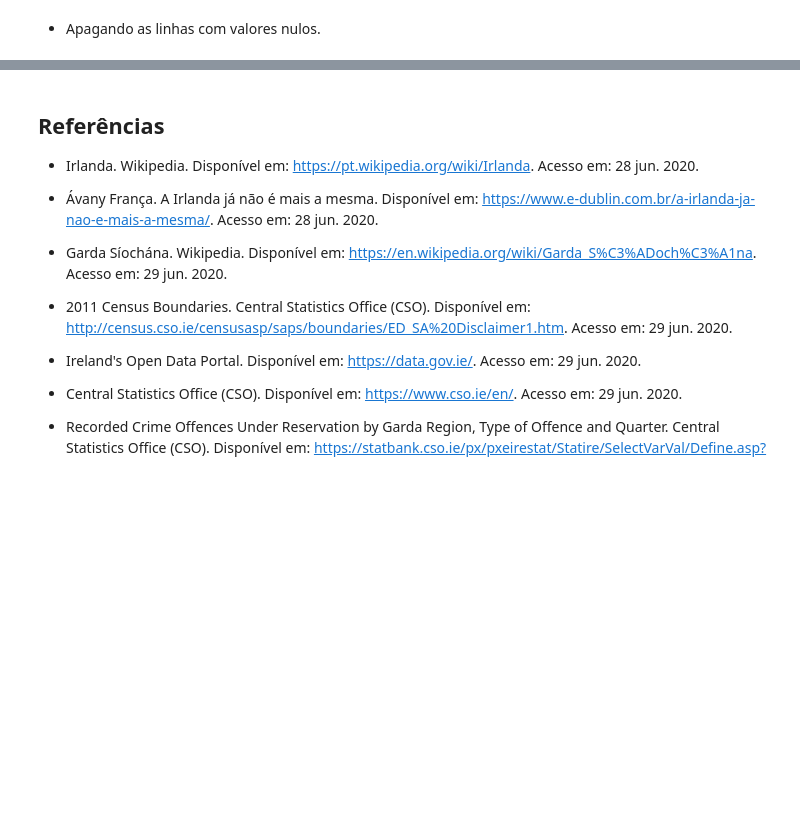
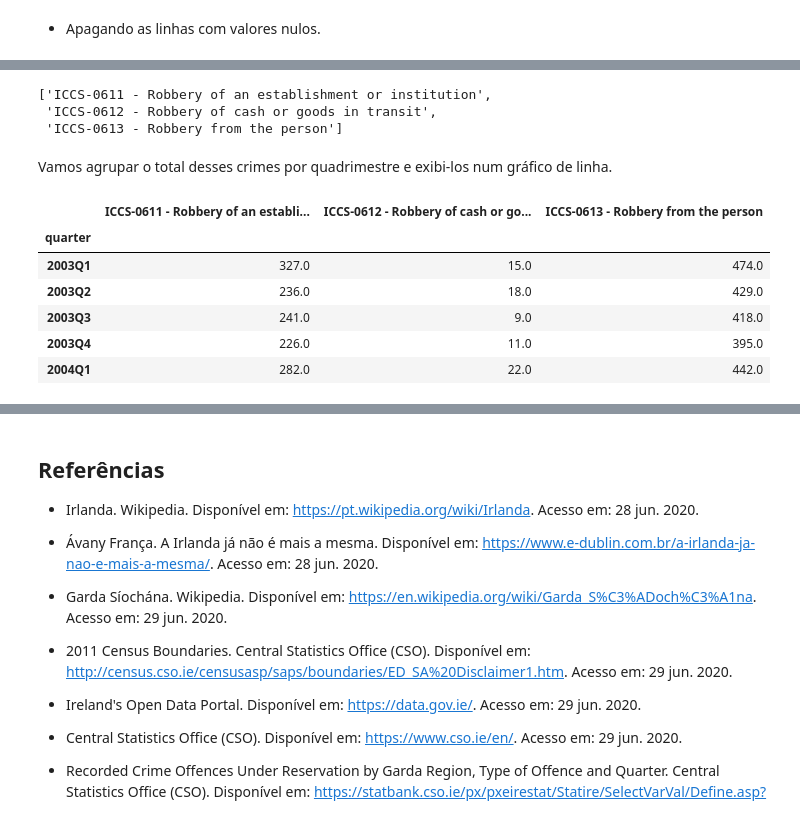
Before and after one commit to gustavopierre/data_science_portfolio, a Jupyter notebook: Um_Passo_a_Passo_Para_Analise_Crimes_na_Irlanda.ipynb, the cells around one changed output, grey strips where cells are left out. Cells and saved outputs as stored; diff of their text form; code cells hidden in the pictures; blank space fills up the shorter version.

```diff
--- a/Um_Passo_a_Passo_Para_Analise_Crimes_na_Irlanda.ipynb
+++ b/Um_Passo_a_Passo_Para_Analise_Crimes_na_Irlanda.ipynb
@@ -267,0 +430,20 @@ new_df.shape[0]
+# %%
+robbery = [x  for x in new_df.columns.to_list() if '061' in x]
+robbery
+# %% [output]
+['ICCS-0611 - Robbery of an establishment or institution',
+ 'ICCS-0612 - Robbery of cash or goods in transit',
+ 'ICCS-0613 - Robbery from the person']
+# %% [markdown]
+Vamos agrupar o total desses crimes por quadrimestre e exibi-los num gráfico de linha.
+# %%
+grouped_keys = new_df[robbery].groupby(new_df['quarter'])
+grouped_keys.sum().head()
+# %% [output]
+|  | ICCS-0611 - Robbery of an establi... | ICCS-0612 - Robbery of cash or go... | ICCS-0613 - Robbery from the person |
+| quarter |  |  |  |
+| 2003Q1 | 327.0 | 15.0 | 474.0 |
+| 2003Q2 | 236.0 | 18.0 | 429.0 |
+| 2003Q3 | 241.0 | 9.0 | 418.0 |
+| 2003Q4 | 226.0 | 11.0 | 395.0 |
+| 2004Q1 | 282.0 | 22.0 | 442.0 |
```
Also changed, not shown: parts of 52 cells of this notebook.
